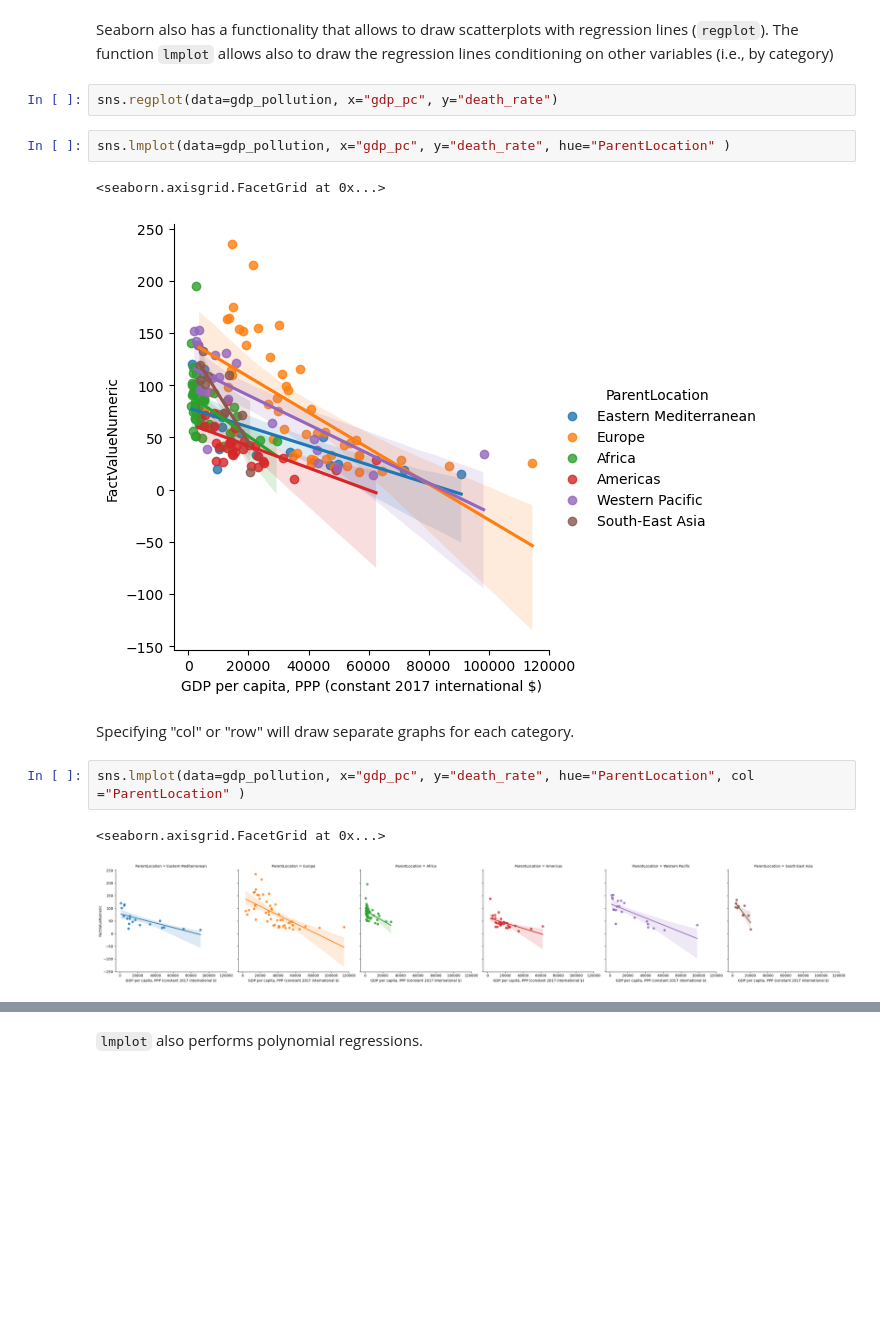
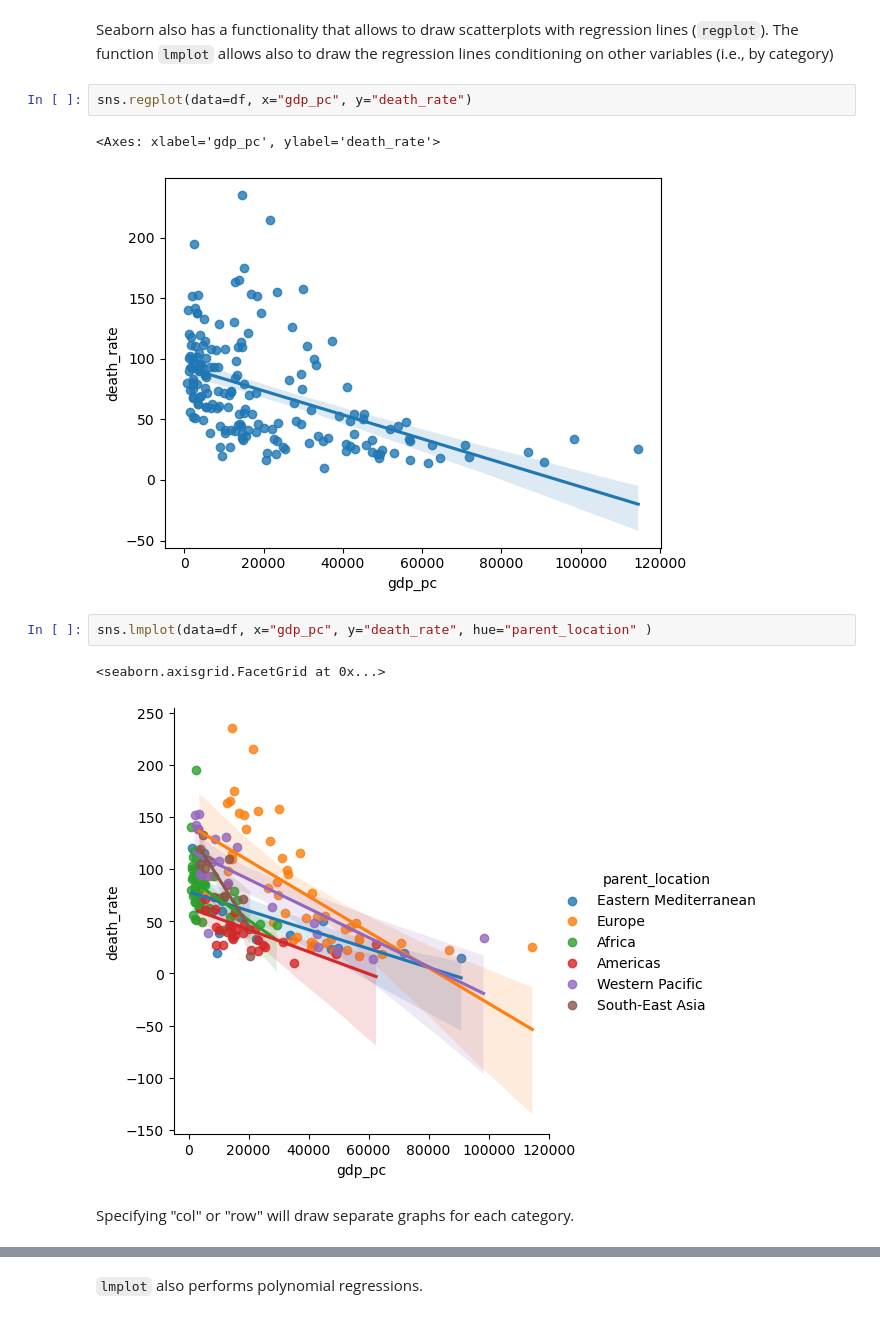
Before and after one commit to jesusvillota/Python_DSB_BdE, a Jupyter notebook: notebooks/session2.ipynb, the cells around one changed output, grey strips where cells are left out. Cells and saved outputs as stored; diff of their text form; blank space fills up the shorter version.

```diff
--- a/notebooks/session2.ipynb
+++ b/notebooks/session2.ipynb
@@ -1529,16 +1580,14 @@ population.sort_values('Population (historical estimates)')
 # %% [markdown]
 Seaborn also has a functionality that allows to draw scatterplots with regression lines (`regplot`). The function `lmplot` allows also to draw the regression lines conditioning on other variables (i.e., by category)
 # %%
-sns.regplot(data=gdp_pollution, x="gdp_pc", y="death_rate")
+sns.regplot(data=df, x="gdp_pc", y="death_rate")
+# %% [output]
+<Axes: xlabel='gdp_pc', ylabel='death_rate'>
+[figure, added]
 # %%
-sns.lmplot(data=gdp_pollution, x="gdp_pc", y="death_rate", hue="ParentLocation" )
+sns.lmplot(data=df, x="gdp_pc", y="death_rate", hue="parent_location" )
 # %% [output]
 <seaborn.axisgrid.FacetGrid at 0x...>
-[figure, old version]
+[figure, new version]
 # %% [markdown]
 Specifying "col" or "row" will draw separate graphs for each category.
-# %%
-sns.lmplot(data=gdp_pollution, x="gdp_pc", y="death_rate", hue="ParentLocation", col ="ParentLocation" )
-# %% [output]
-<seaborn.axisgrid.FacetGrid at 0x...>
-[figure, removed]
```
Also changed, not shown: parts of 21 cells of this notebook, 1 other file.
